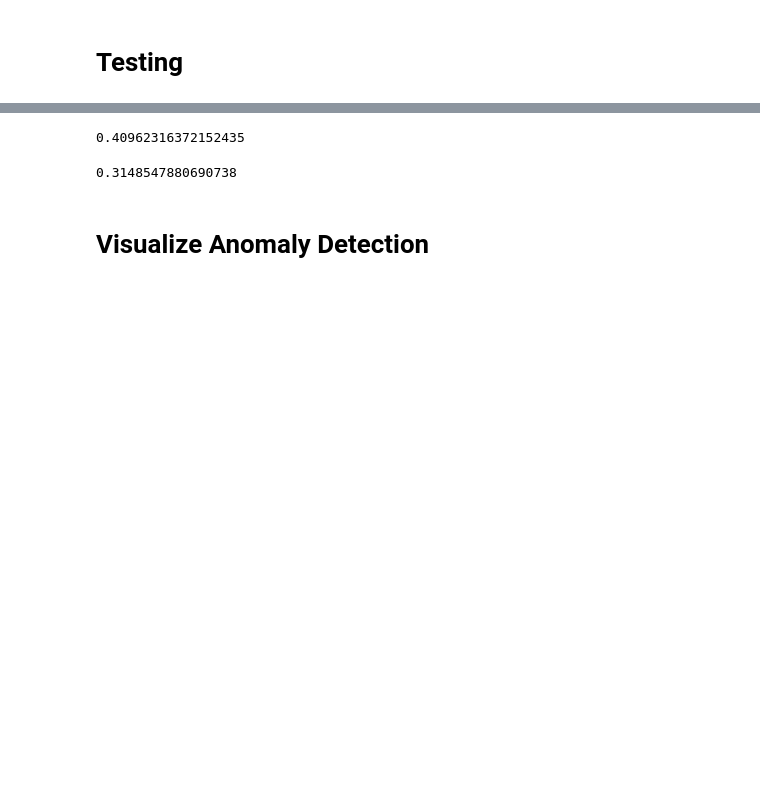
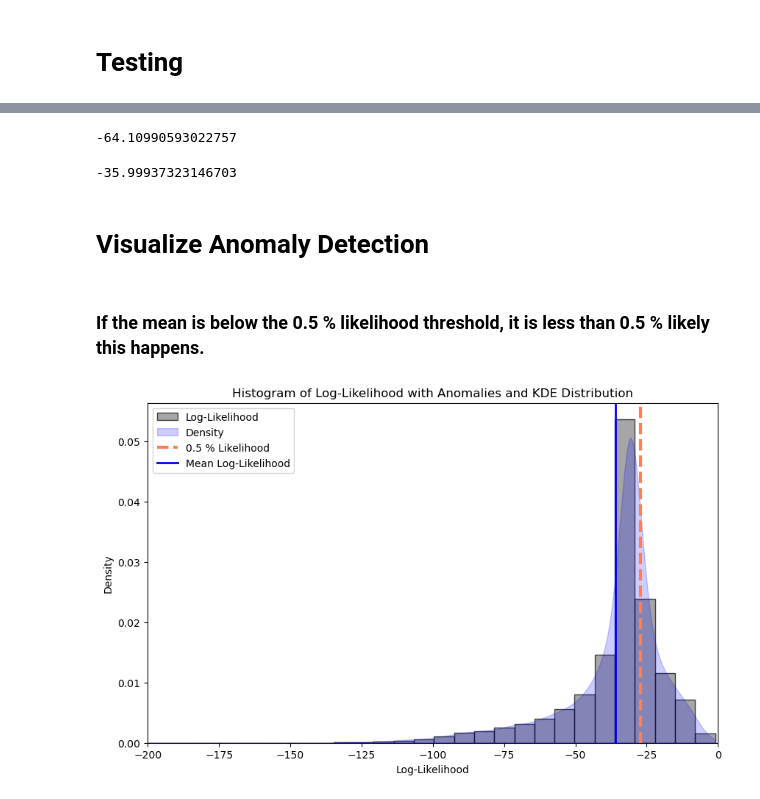
Before and after one commit to Hakonimatata/MachineLearningV2, a Jupyter notebook: Assignment_2/A2_Robotics.ipynb, the cells around one changed output, grey strips where cells are left out. Cells and saved outputs as stored; diff of their text form; code cells hidden in the pictures; blank space fills up the shorter version.

Commit message:
scores are now based on mean log likelihood

```diff
--- a/Assignment_2/A2_Robotics.ipynb
+++ b/Assignment_2/A2_Robotics.ipynb
@@ -176,10 +176,9 @@ X_normal_scaled = scaler.fit_transform(X_normal)
 from sklearn.mixture import GaussianMixture
 
 # Tune number of components
-n_components = 3
+n_components = 6 # TODO: Use a shiluette diagram fo choose
 
 # Train the model on normal data
-gmm = GaussianMixture(n_components=n_components, covariance_type='full', random_state=21) # prone to overfitting
-# gmm = GaussianMixture(n_components=n_components, covariance_type='tied', random_state=21) # faster
+gmm = GaussianMixture(n_components=n_components, covariance_type='full', random_state=21)
 gmm.fit(X_normal_scaled)
 # %% [output]
@@ -206,7 +188,7 @@ Define threshold
 # %%
 # Calculate threshold
 log_likelihood_train = gmm.score_samples(X_normal_scaled)
-threshold_train = np.percentile(log_likelihood_train, 0.5)
+threshold = np.percentile(log_likelihood_train, 0.5)
 # %% [markdown]
 # Testing
 # %%
@@ -251,11 +232,11 @@ print_anomaly_fraction("IMU_20Hz_freq_drop_2.csv", threshold_train, gmm, scaler)
 # %%
-print_anomaly_fraction("IMU_hitting_platform.csv", threshold_train, gmm, scaler)
+print_mean_LogLikelihood("IMU_hitting_platform.csv", gmm, scaler)
 # %% [output]
-0.40962316372152435
+-64.10990593022757
 # %%
-print_anomaly_fraction("IMU_extra_weigth.csv", threshold_train, gmm, scaler)
+print_mean_LogLikelihood("IMU_extra_weigth.csv", gmm, scaler)
 # %% [output]
-0.3148547880690738
+-35.99937323146703
 # %% [markdown]
 # Visualize Anomaly Detection
 # %%
@@ -263,7 +244,7 @@ import matplotlib.pyplot as plt
 import numpy as np
 from scipy.stats import gaussian_kde
 
-def plot_anomalies_histogram(filename, threshold, gmm, scaler, x_start=-500, x_end=50, resample_10Hz=True):
+def plot_anomalies_histogram(filename, threshold, gmm, scaler, x_start=-500, x_end=50, resample_10Hz=False):
     # Get the data from csv
     df = get_data_frame(filename)
 
@@ -282,7 +263,6 @@ def plot_anomalies_histogram(filename, threshold, gmm, scaler, x_start=-500, x_e
 
     # Calculate log-likelihood and anomalies
     log_likelihood = gmm.score_samples(X_data_scaled)
-    anomalies = log_likelihood < threshold
 
     # Plot histogram
     plt.figure(figsize=(10, 6))
@@ -294,10 +274,13 @@ def plot_anomalies_histogram(filename, threshold, gmm, scaler, x_start=-500, x_e
     kde_values = kde(x_range)
 
     # Shaded region under the KDE curve
-    plt.fill_between(x_range, kde_values, color='blue', alpha=0.3, label="KDE (Density)")
+    plt.fill_between(x_range, kde_values, color='blue', alpha=0.2, label="Density")
 
     # Add a vertical line for anomaly threshold
-    plt.axvline(threshold, color='red', linestyle='dashed', linewidth=2, label="Anomaly Threshold")
+    plt.axvline(threshold, color='coral', linestyle='dashed', linewidth=3, label="0.5 % Likelihood")
+
+    # Add a vertical line for mean Log-Likelihood
+    plt.axvline(log_likelihood.mean(), color='blue', linestyle='-', linewidth=2, label="Mean Log-Likelihood")
 
     # Add labels and title
     plt.xlabel('Log-Likelihood')
@@ -309,6 +292,9 @@ def plot_anomalies_histogram(filename, threshold, gmm, scaler, x_start=-500, x_e
 
     # Show plot
     plt.show()
-
-    # Return the fraction of anomalies
-    return anomalies.mean()
+# %% [markdown]
+### If the mean is below the 0.5 % likelihood threshold, it is less than 0.5 % likely this happens.
+# %%
+plot_anomalies_histogram("IMU_extra_weigth.csv", threshold, gmm, scaler, x_start=-200, x_end=0)
+# %% [output]
+[figure, added]
```
Also changed, not shown: parts of 26 cells of this notebook.
